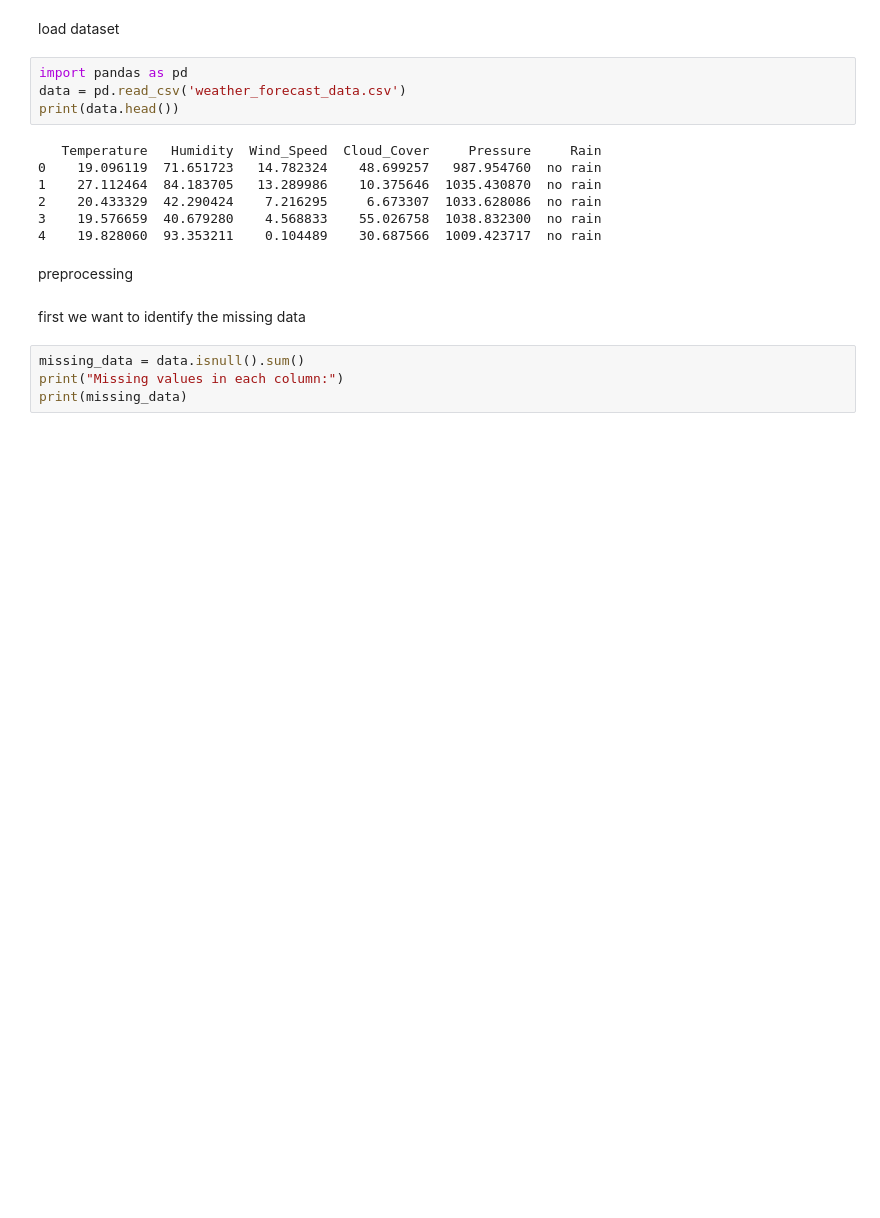
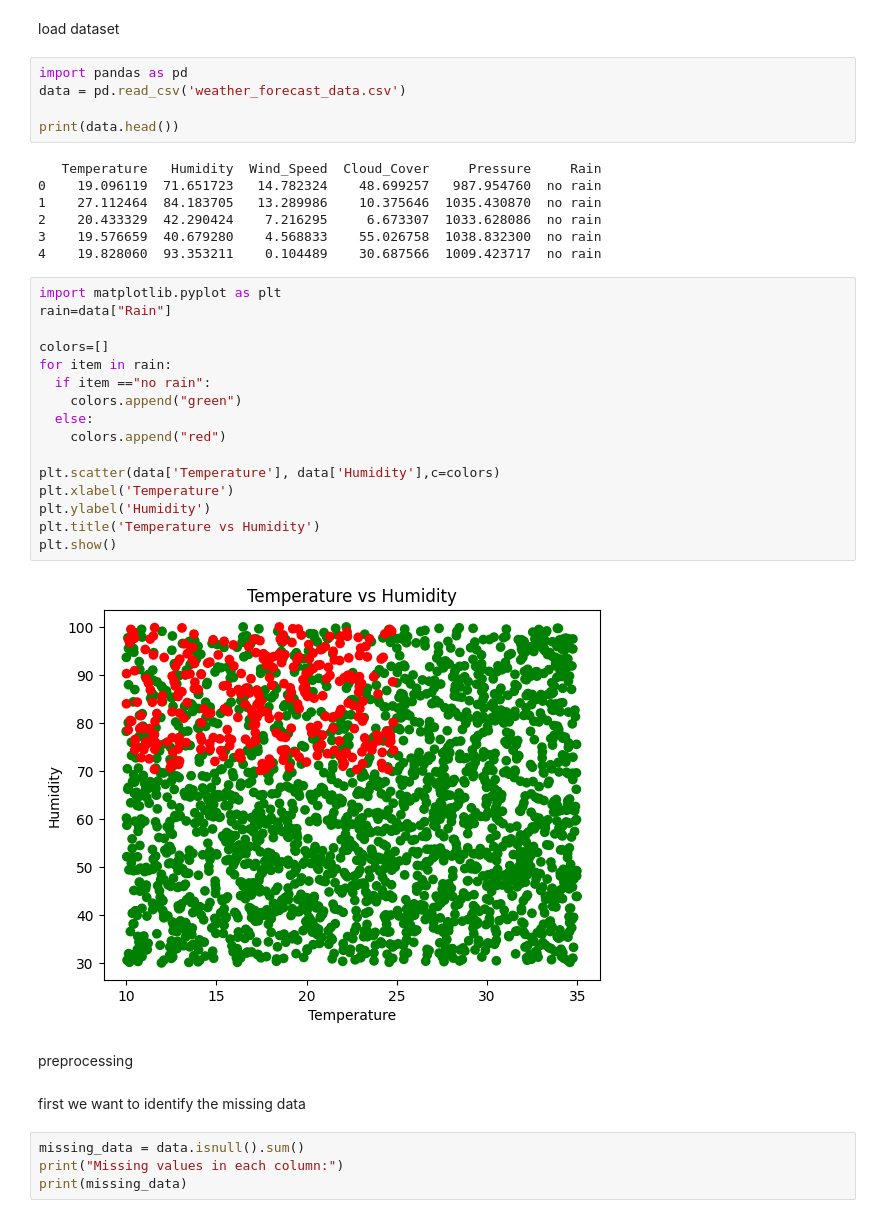
Before and after one commit to mariam2002212/JS-simplePbls, a Jupyter notebook: ml2.ipynb, the cells around one changed output. Saved outputs shown, nothing was run; the diff lists cells and outputs as text; blank space fills up the shorter version.

```diff
--- a/ml2.ipynb
+++ b/ml2.ipynb
@@ -5,6 +5,7 @@ load dataset
 # %%
 import pandas as pd
 data = pd.read_csv('weather_forecast_data.csv')
+
 print(data.head())
 # %% [output]
    Temperature   Humidity  Wind_Speed  Cloud_Cover     Pressure     Rain
@@ -13,6 +14,24 @@ print(data.head())
 2    20.433329  42.290424    7.216295     6.673307  1033.628086  no rain
 3    19.576659  40.679280    4.568833    55.026758  1038.832300  no rain
 4    19.828060  93.353211    0.104489    30.687566  1009.423717  no rain
+# %%
+import matplotlib.pyplot as plt
+rain=data["Rain"]
+
+colors=[]
+for item in rain:
+  if item =="no rain":
+    colors.append("green")
+  else:
+    colors.append("red")
+
+plt.scatter(data['Temperature'], data['Humidity'],c=colors)
+plt.xlabel('Temperature')
+plt.ylabel('Humidity')
+plt.title('Temperature vs Humidity')
+plt.show()
+# %% [output]
+[figure, added]
 # %% [markdown]
 preprocessing
 # %% [markdown]
```
Also changed, not shown: parts of 8 cells of this notebook.
